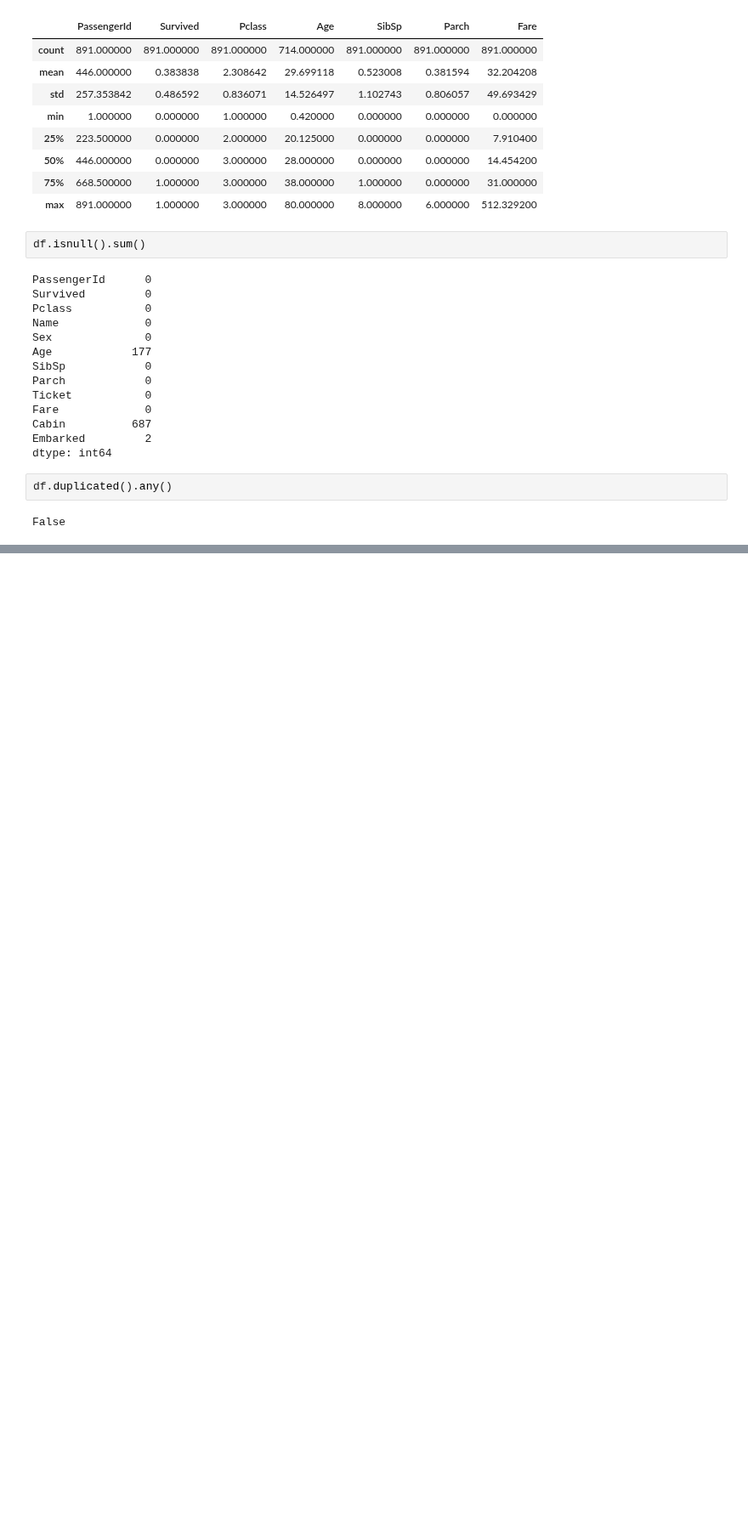
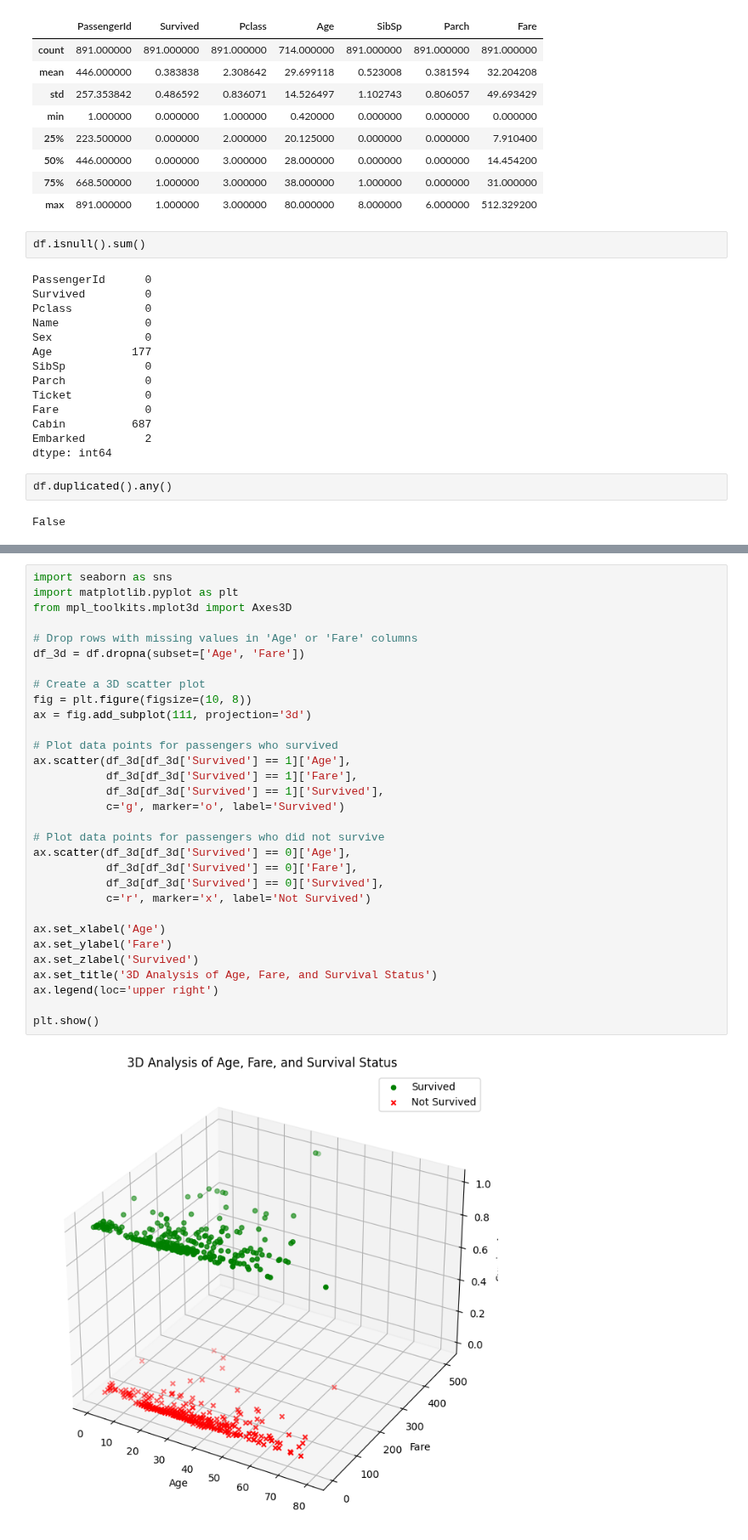
Before and after one commit to sanskarkushwah13/EDA_netflix, a Jupyter notebook: titanic/titanic.ipynb, the cells around one changed output, grey strips where cells are left out. Shown at 85% size. Saved outputs shown, nothing was run; the diff lists cells and outputs as text; blank space fills up the shorter version.

```diff
--- a/titanic/titanic.ipynb
+++ b/titanic/titanic.ipynb
@@ -89,0 +131,33 @@ SyntaxError: invalid syntax (791285630.py, line 1)
+# %%
+import seaborn as sns
+import matplotlib.pyplot as plt
+from mpl_toolkits.mplot3d import Axes3D
+
+# Drop rows with missing values in 'Age' or 'Fare' columns
+df_3d = df.dropna(subset=['Age', 'Fare'])
+
+# Create a 3D scatter plot
+fig = plt.figure(figsize=(10, 8))
+ax = fig.add_subplot(111, projection='3d')
+
+# Plot data points for passengers who survived
+ax.scatter(df_3d[df_3d['Survived'] == 1]['Age'],
+           df_3d[df_3d['Survived'] == 1]['Fare'],
+           df_3d[df_3d['Survived'] == 1]['Survived'],
+           c='g', marker='o', label='Survived')
+
+# Plot data points for passengers who did not survive
+ax.scatter(df_3d[df_3d['Survived'] == 0]['Age'],
+           df_3d[df_3d['Survived'] == 0]['Fare'],
+           df_3d[df_3d['Survived'] == 0]['Survived'],
+           c='r', marker='x', label='Not Survived')
+
+ax.set_xlabel('Age')
+ax.set_ylabel('Fare')
+ax.set_zlabel('Survived')
+ax.set_title('3D Analysis of Age, Fare, and Survival Status')
+ax.legend(loc='upper right')
+
+plt.show()
+# %% [output]
+[figure, added]
```
Also changed, not shown: parts of 2 cells of this notebook.
